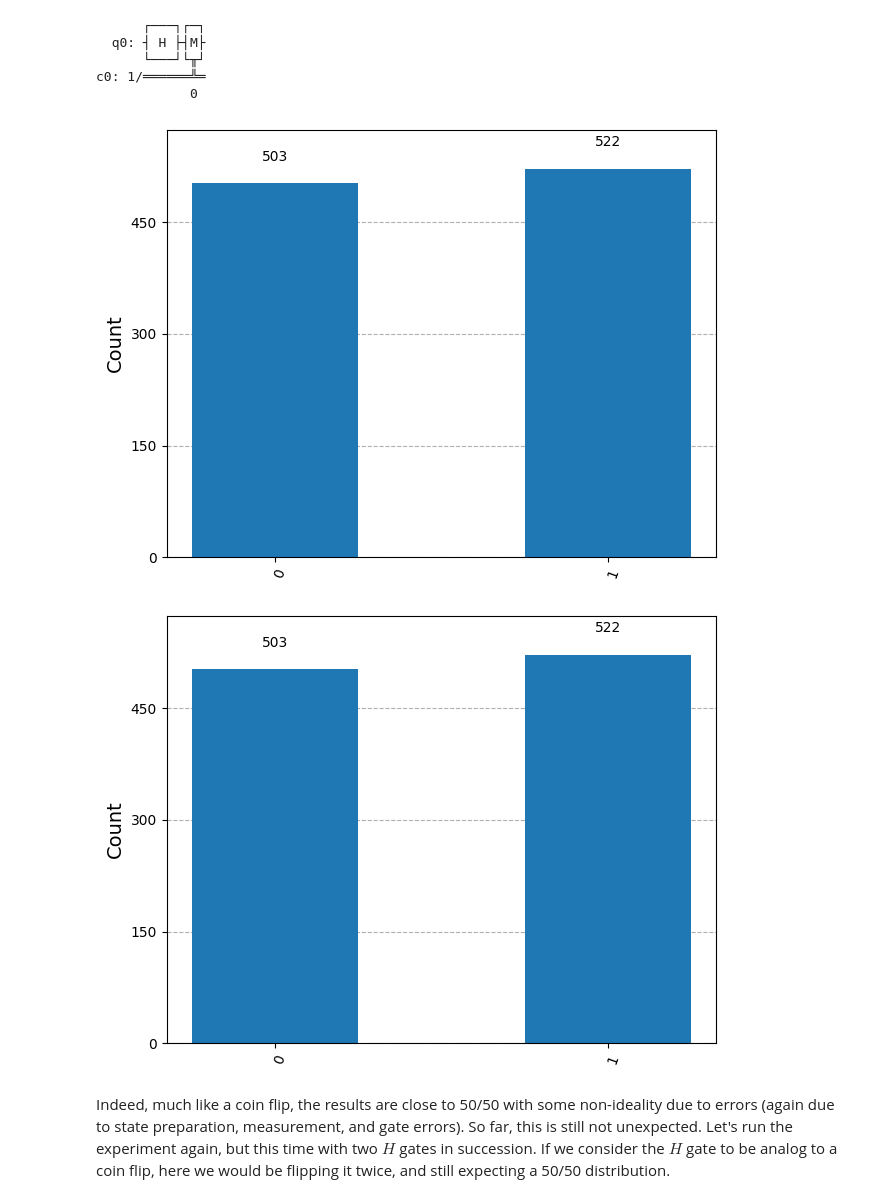
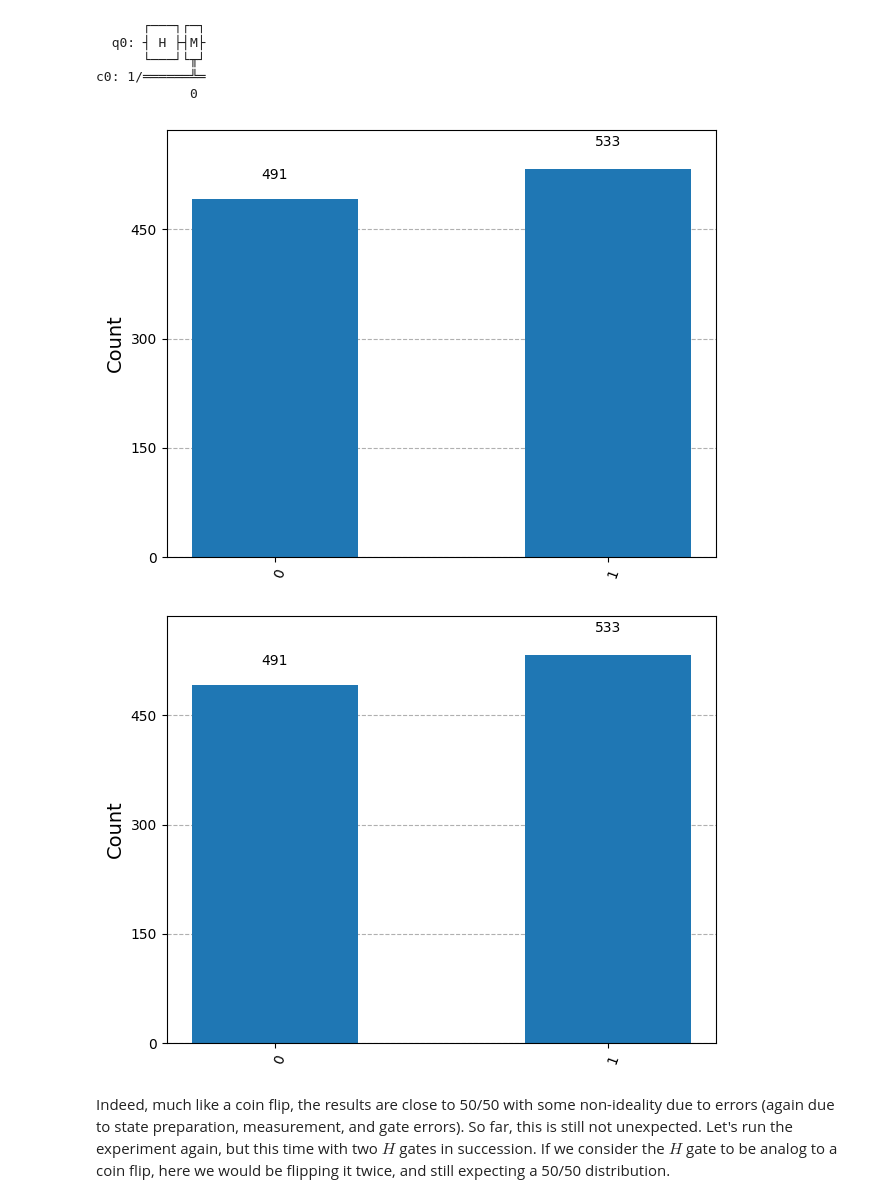
Before and after one commit to eshernan/quantum_computing, a Jupyter notebook: workshop3/notebooks/superposition.ipynb, the cells around one changed output. Cells and saved outputs as stored; diff of their text form; code cells hidden in the pictures.

```diff
--- a/workshop3/notebooks/superposition.ipynb
+++ b/workshop3/notebooks/superposition.ipynb
@@ -83,7 +102,7 @@ Next, we give the two quantum circuits for preparing and measuring a single qubi
 # %%
 # Creating registers
 qr = QuantumRegister(1)
-cr = ClassicalRegister(1)
+cr = ClassicalRegister(1,name='c0')
 
 # Quantum circuit ground
 qc_ground = QuantumCircuit(qr, cr)
@@ -147,13 +166,13 @@ c0: 1/══════╩═
             0
 # %%
 new_circuit = transpile(qc_superposition, backend)
-job = backend.run(new_circuit, shots = 1025)
+job = backend.run(new_circuit, shots = 1024)
 result = job.result()
 
 plot_histogram(result.get_counts(qc_superposition))
 # %% [output]
-[figure, old version]
+[figure, new version]
-[figure, old version]
+[figure, new version]
 # %% [markdown]
 Indeed, much like a coin flip, the results are close to 50/50 with some non-ideality due to errors (again due to state preparation, measurement, and gate errors). So far, this is still not unexpected. Let's run the experiment again, but this time with two $H$ gates in succession. If we consider the $H$ gate to be analog to a coin flip, here we would be flipping it twice, and still expecting a 50/50 distribution.
 # %%
```
Also changed, not shown: parts of 13 cells of this notebook.
